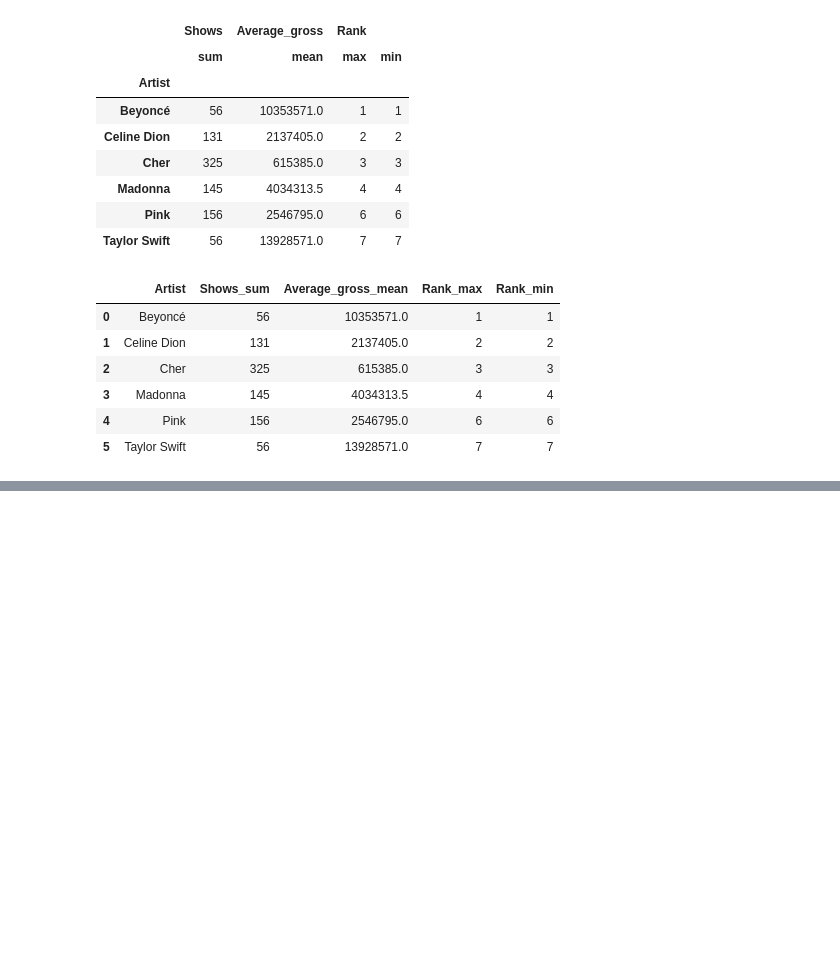
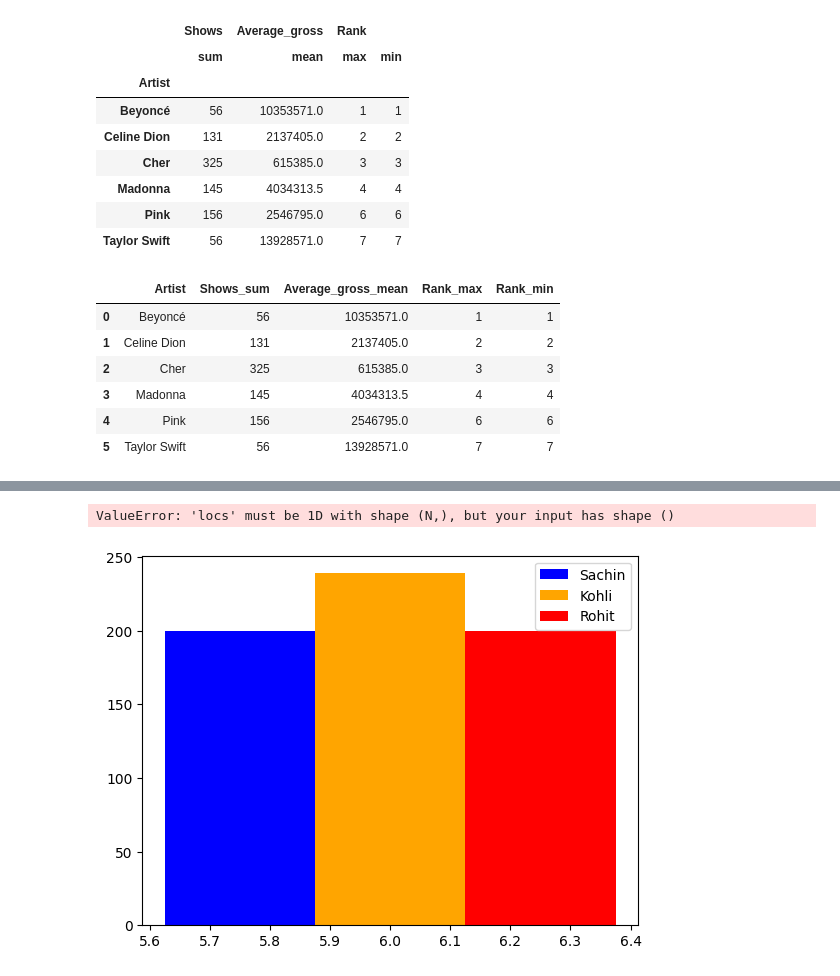
Before and after one commit to mohitmishra8921/Datascience, a Jupyter notebook: kaggle.ipynb, the cells around one changed output, grey strips where cells are left out. Saved outputs shown, nothing was run; the diff lists cells and outputs as text; code cells hidden in the pictures; blank space fills up the shorter version.

Commit message:
plotting data

```diff
--- a/kaggle.ipynb
+++ b/kaggle.ipynb
@@ -446,3 +446,29 @@ df13
 | 6 | 7 | Taylor Swift | 56 | 2023–2024 | 13928571 | The Eras Tour † | 13928571.0 | 56 | ... |
 # %%
 df13.to_csv("Singers.csv",index=False)
+# %%
+# present data using matplotlib
+import matplotlib.pyplot as plt
+import numpy as np
+
+years = [2001,2010,2005,2009,2005,2011]
+Sachin = [12,111,200,24,56,78]
+Kohli = [100,239,43,12,90,88]
+Rohit = [12,111,200,12,90,88]
+
+x = np.array(len(years))
+width = 0.25
+
+plt.bar(x-width,Sachin,width=width,color="blue",linestyle="--",label="Sachin")
+plt.bar(x,Kohli,width=width,color="orange",linestyle='-.',label="Kohli")
+plt.bar(x+width,Rohit,width=width,color="red",linestyle="-",label="Rohit")
+plt.legend()
+plt.xticks(x,years)
+plt.grid(True)
+plt.title("Players Comparison Bar Plot Representation\n")
+plt.xlabel("Years  ➡️")
+plt.ylabel("Runs  ➡️")
+plt.tight_layout()
+# %% [output]
+ValueError: 'locs' must be 1D with shape (N,), but your input has shape ()
+[figure, added]
```
Also changed, not shown: 1 other file.
